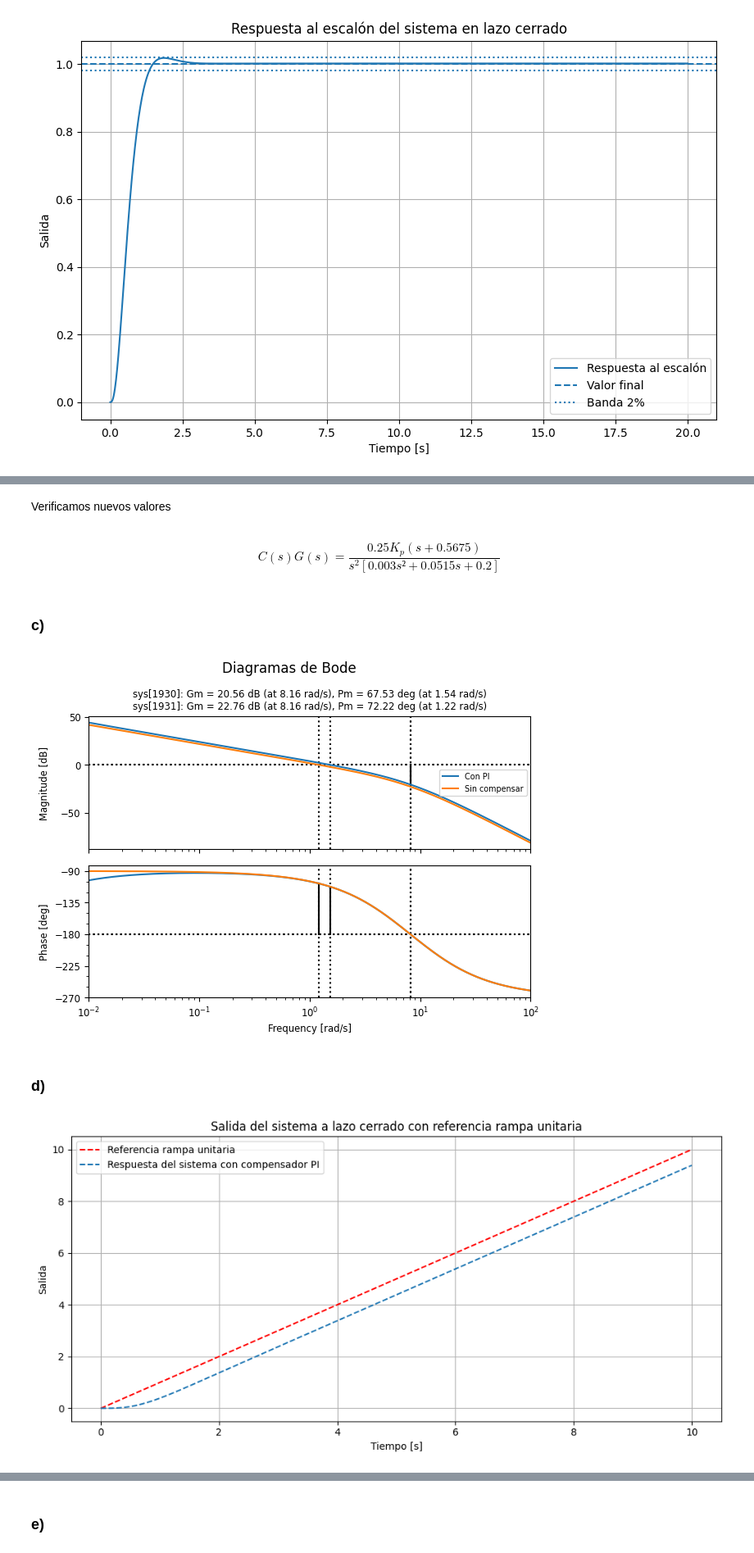
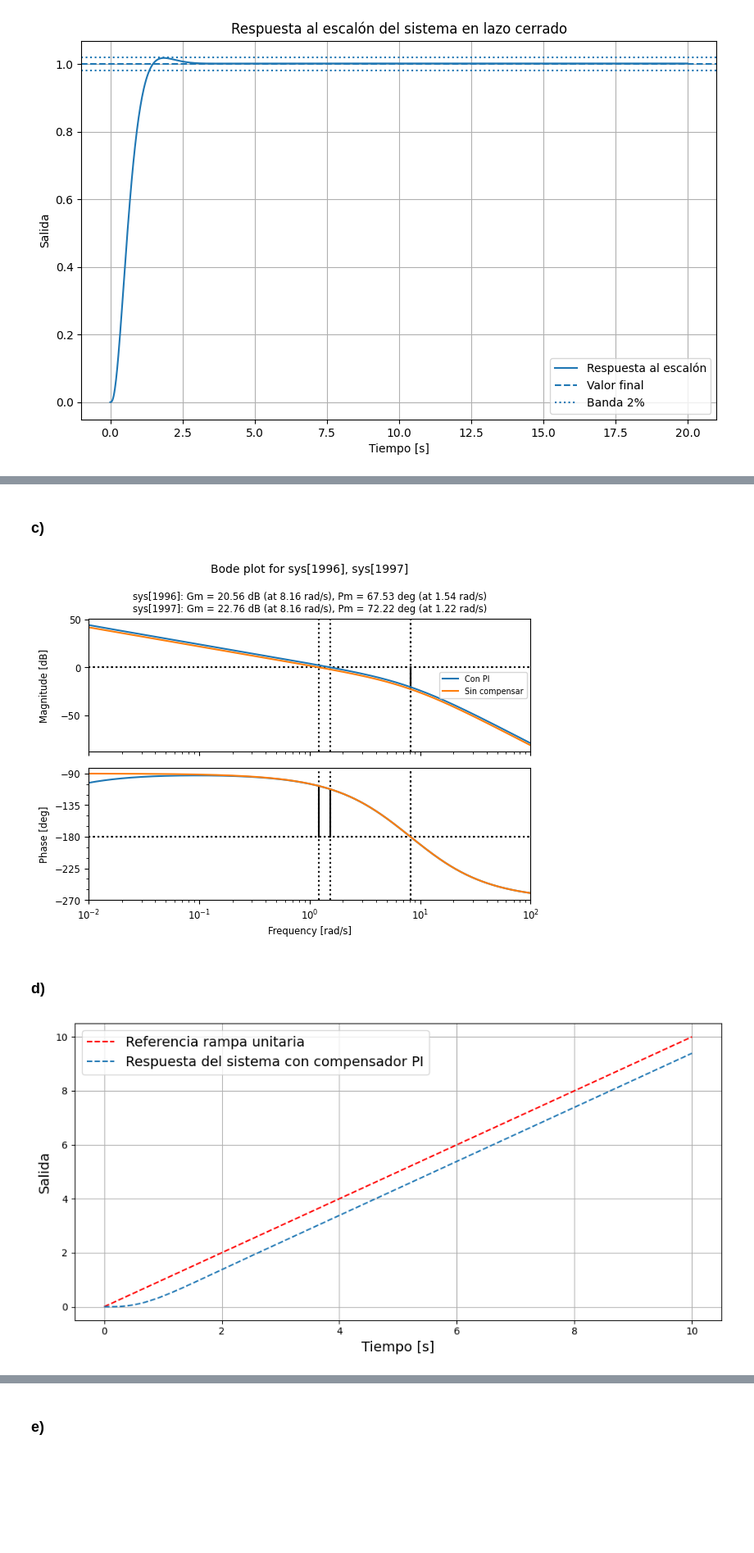
Before and after one commit to LucioLuque/Control-TP1, a Jupyter notebook: Ejercicio1.ipynb, the cells around one changed output, grey strips where cells are left out. Shown at 82% size. Saved outputs shown, nothing was run; the diff lists cells and outputs as text; code cells hidden in the pictures; blank space fills up the shorter version.

```diff
--- a/Ejercicio1.ipynb
+++ b/Ejercicio1.ipynb
@@ -503,4 +398,0 @@ Encontramos Ki a partir de z y Kp
-# %% [markdown]
-Verificamos nuevos valores
-# %% [markdown]
-$$ C(s)G(s) = \frac{0.25K_p(s+0.5675)}{s^2[0.003s² + 0.0515s + 0.2]} $$
@@ -539,35 +407,29 @@ G = ctrl.TransferFunction([0.25], [0.003, 0.0515, 0.2, 0])
 
 cplt = ctrl.bode_plot([CG, G], omega_limits=(0.01, 100), dB=True, deg=True, label=["Con PI", "Sin compensar"], display_margins=True)
 
-cplt.figure.suptitle("Diagramas de Bode")
 plt.show()
 # %% [output]
-[figure, old version]
+[figure, new version]
 # %% [markdown]
 ### d)
 # %%
-import numpy as np
-import matplotlib.pyplot as plt
-import control as ctrl
-
 CG = ctrl.TransferFunction([0.25 * Kp, 0.25 * Kp * z], [0.003, 0.0515, 0.2, 0, 0])
 T = ctrl.feedback(CG, 1)
 t = np.linspace(0, 10, 1000)
 r = t
 
 t1, y_resp = ctrl.forced_response(T, T=t, U=r)
 
 plt.figure(figsize=(10, 5))
 plt.plot(t, r, "r--", label="Referencia rampa unitaria")
 
 plt.plot(t, y_resp, "--", label="Respuesta del sistema con compensador PI")
 
-plt.title("Salida del sistema a lazo cerrado con referencia rampa unitaria")
-plt.xlabel("Tiempo [s]")
-plt.ylabel("Salida")
+plt.xlabel("Tiempo [s]", fontsize=14)
+plt.ylabel("Salida", fontsize=14)
 plt.grid(True)
-plt.legend()
+plt.legend(fontsize=14)
 plt.tight_layout()
 plt.show()
 # %% [output]
-[figure, old version]
+[figure, new version]
```
Also changed, not shown: parts of 21 cells of this notebook.
